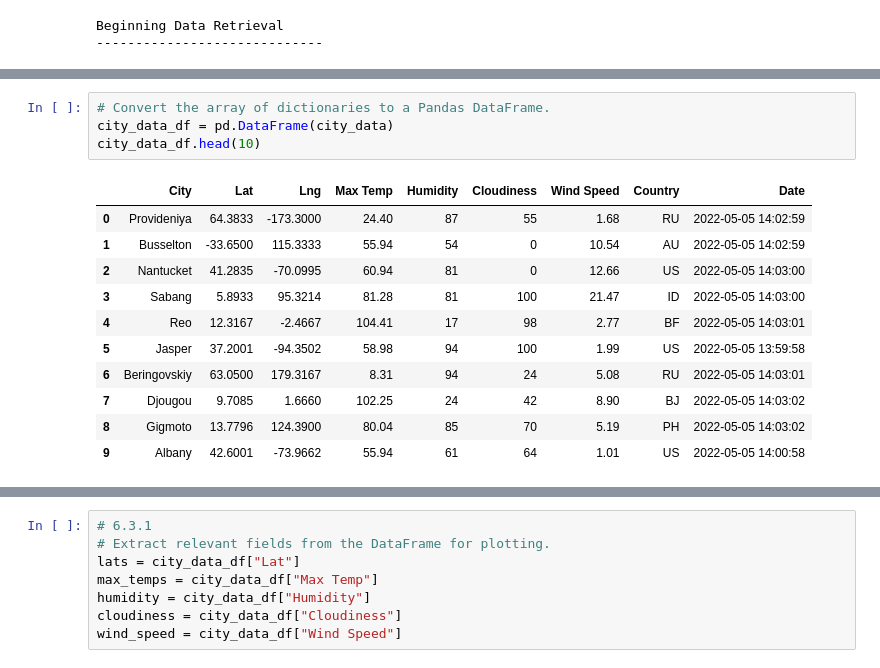
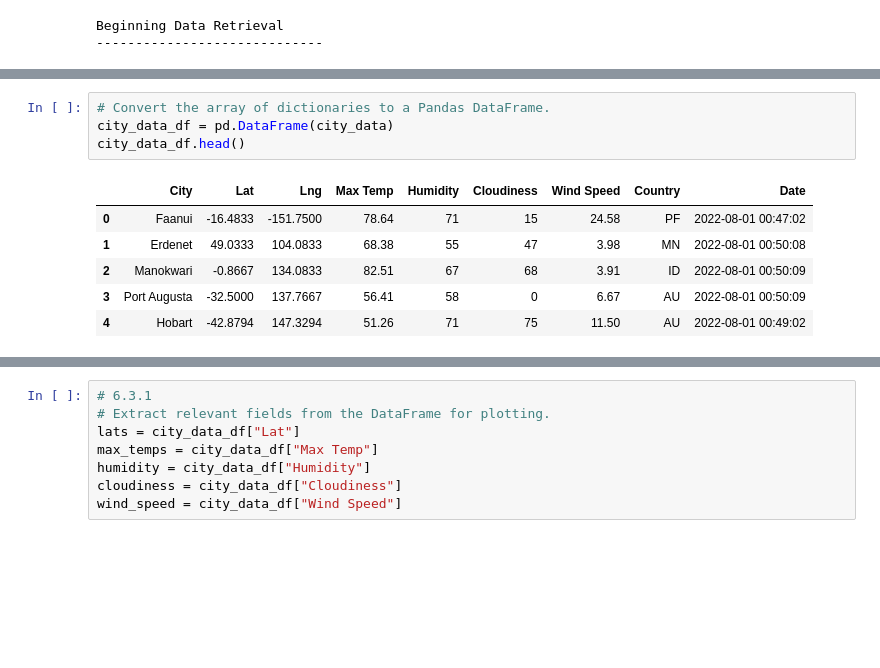
Before and after one commit to JaimeStarling/World_Weather_Analysis, a Jupyter notebook: WeatherPy.ipynb, the cells around one changed output, grey strips where cells are left out. Saved outputs shown, nothing was run; the diff lists cells and outputs as text; blank space fills up the shorter version.

```diff
--- a/WeatherPy.ipynb
+++ b/WeatherPy.ipynb
@@ -173,19 +173,14 @@ len(cities)
 # %%
 # Convert the array of dictionaries to a Pandas DataFrame.
 city_data_df = pd.DataFrame(city_data)
-city_data_df.head(10)
+city_data_df.head()
 # %% [output]
 |  | City | Lat | Lng | Max Temp | Humidity | Cloudiness | Wind Speed | Country | Date |
-| 0 | Provideniya | 64.3833 | -173.3000 | 24.40 | 87 | 55 | 1.68 | RU | 2022-05-05 14:02:59 |
-| 1 | Busselton | -33.6500 | 115.3333 | 55.94 | 54 | 0 | 10.54 | AU | 2022-05-05 14:02:59 |
-| 2 | Nantucket | 41.2835 | -70.0995 | 60.94 | 81 | 0 | 12.66 | US | 2022-05-05 14:03:00 |
-| 3 | Sabang | 5.8933 | 95.3214 | 81.28 | 81 | 100 | 21.47 | ID | 2022-05-05 14:03:00 |
-| 4 | Reo | 12.3167 | -2.4667 | 104.41 | 17 | 98 | 2.77 | BF | 2022-05-05 14:03:01 |
-| 5 | Jasper | 37.2001 | -94.3502 | 58.98 | 94 | 100 | 1.99 | US | 2022-05-05 13:59:58 |
-| 6 | Beringovskiy | 63.0500 | 179.3167 | 8.31 | 94 | 24 | 5.08 | RU | 2022-05-05 14:03:01 |
-| 7 | Djougou | 9.7085 | 1.6660 | 102.25 | 24 | 42 | 8.90 | BJ | 2022-05-05 14:03:02 |
-| 8 | Gigmoto | 13.7796 | 124.3900 | 80.04 | 85 | 70 | 5.19 | PH | 2022-05-05 14:03:02 |
-| 9 | Albany | 42.6001 | -73.9662 | 55.94 | 61 | 64 | 1.01 | US | 2022-05-05 14:00:58 |
+| 0 | Faanui | -16.4833 | -151.7500 | 78.64 | 71 | 15 | 24.58 | PF | 2022-08-01 00:47:02 |
+| 1 | Erdenet | 49.0333 | 104.0833 | 68.38 | 55 | 47 | 3.98 | MN | 2022-08-01 00:50:08 |
+| 2 | Manokwari | -0.8667 | 134.0833 | 82.51 | 67 | 68 | 3.91 | ID | 2022-08-01 00:50:09 |
+| 3 | Port Augusta | -32.5000 | 137.7667 | 56.41 | 58 | 0 | 6.67 | AU | 2022-08-01 00:50:09 |
+| 4 | Hobart | -42.8794 | 147.3294 | 51.26 | 71 | 75 | 11.50 | AU | 2022-08-01 00:49:02 |
 # %%
 new_column_order = ["City", "Cloudiness", "Country", "Date", "Humidity", "Lat", "Lng", "Max Temp", "Wind Speed"]
 city_data_df = city_data_df[new_column_order]
```
Also changed, not shown: parts of 27 cells of this notebook.
